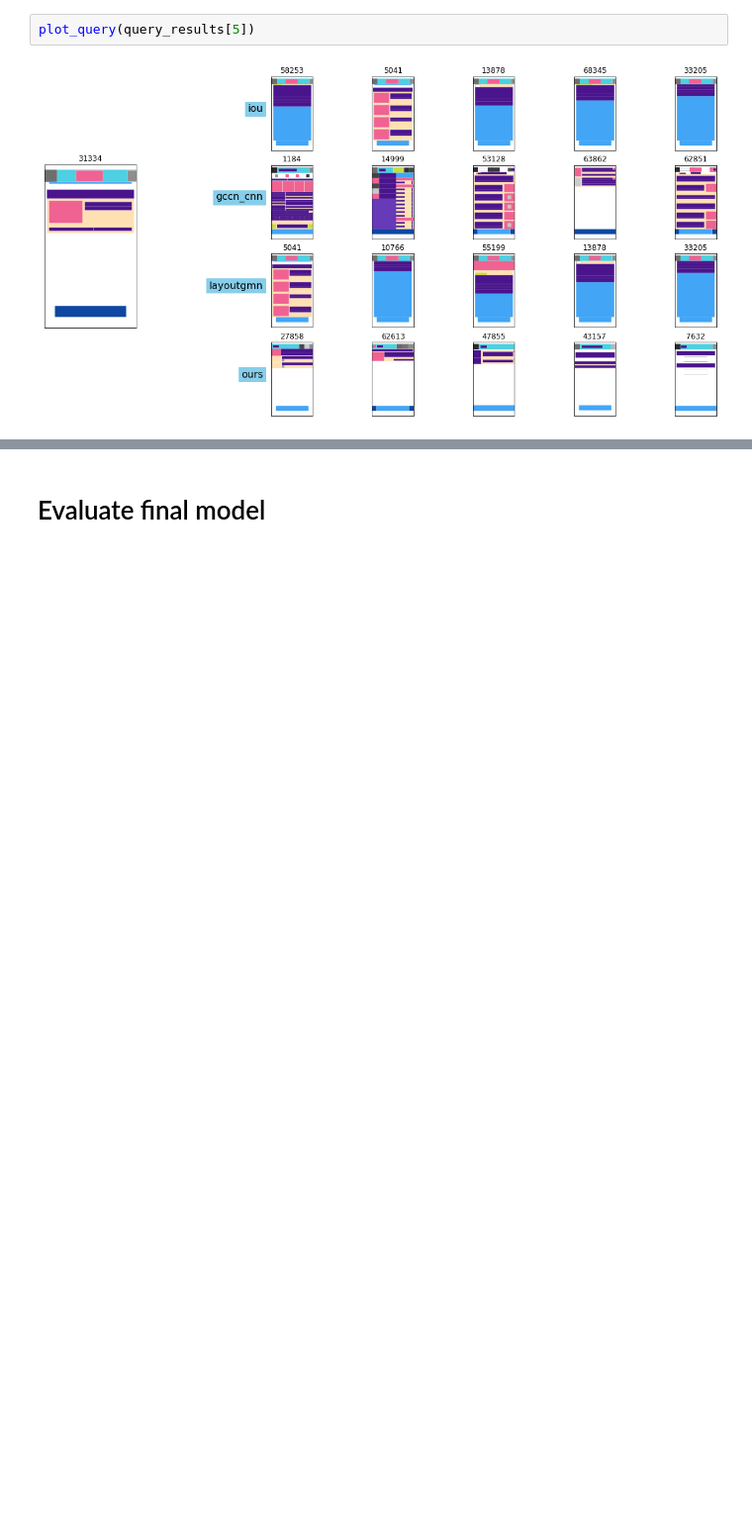
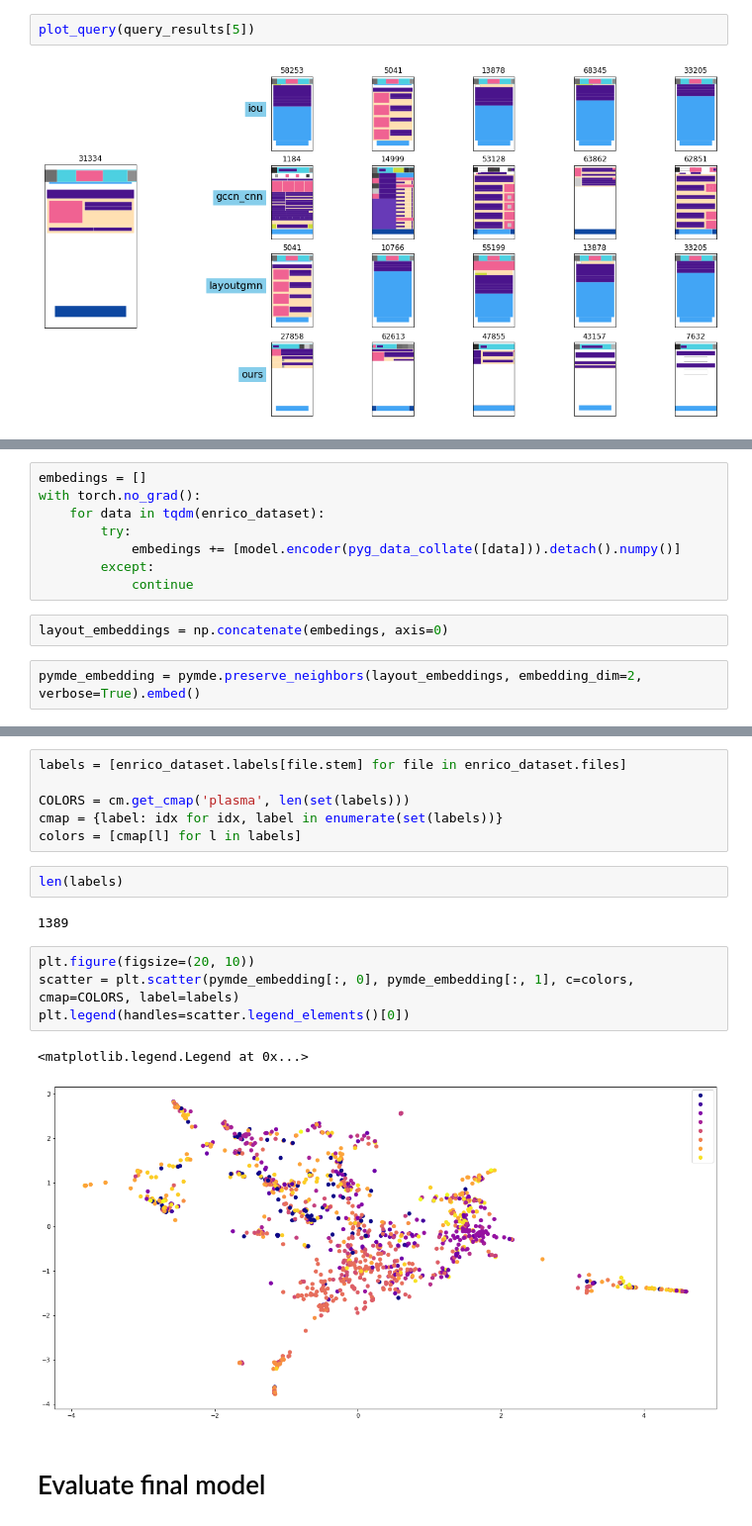
Before and after one commit to SSamDav/Layout-GNN, a Jupyter notebook: notebooks/3_evaluate_model.ipynb, the cells around one changed output, grey strips where cells are left out. Shown at 99% size. Cells and saved outputs as stored; diff of their text form; blank space fills up the shorter version.

```diff
--- a/notebooks/3_evaluate_model.ipynb
+++ b/notebooks/3_evaluate_model.ipynb
@@ -247,0 +264,12 @@ plot_query(query_results[5])
+# %%
+embedings = []
+with torch.no_grad():
+    for data in tqdm(enrico_dataset):
+        try:
+            embedings += [model.encoder(pyg_data_collate([data])).detach().numpy()]
+        except:
+            continue
+# %%
+layout_embeddings = np.concatenate(embedings, axis=0)
+# %%
+pymde_embedding = pymde.preserve_neighbors(layout_embeddings, embedding_dim=2, verbose=True).embed()
@@ -248,3 +283,20 @@ plot_query(query_results[5])
+# %%
+labels = [enrico_dataset.labels[file.stem] for file in enrico_dataset.files]
+
+COLORS = cm.get_cmap('plasma', len(set(labels)))
+cmap = {label: idx for idx, label in enumerate(set(labels))}
+colors = [cmap[l] for l in labels]
+# %%
+len(labels)
+# %% [output]
+1389
+# %%
+plt.figure(figsize=(20, 10))
+scatter = plt.scatter(pymde_embedding[:, 0], pymde_embedding[:, 1], c=colors, cmap=COLORS, label=labels)
+plt.legend(handles=scatter.legend_elements()[0])
+# %% [output]
+<matplotlib.legend.Legend at 0x...>
+[figure, added]
 # %% [markdown]
 # Evaluate final model
 # %%
```
Also changed, not shown: parts of 4 cells of this notebook, 1 other file.
